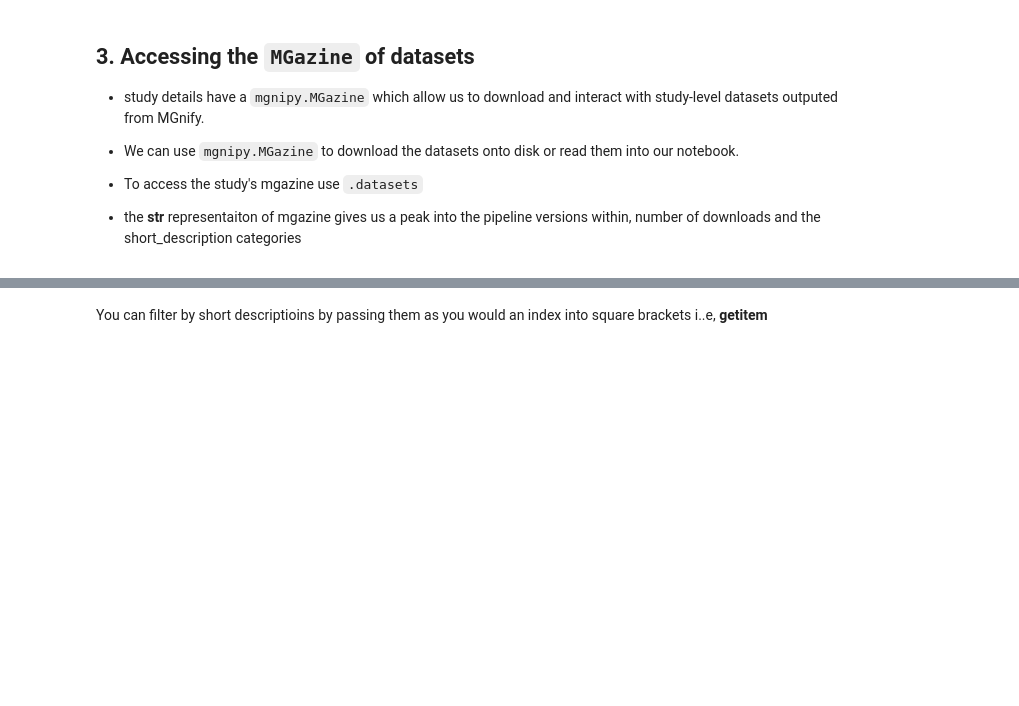
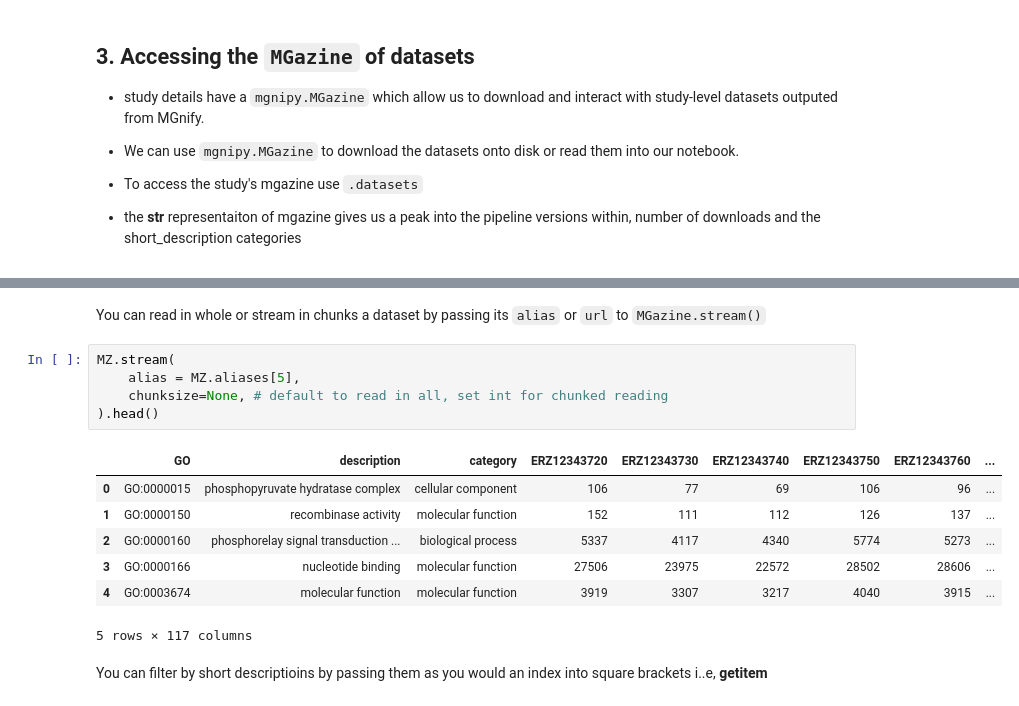
Before and after one commit to EBI-Metagenomics/mgnipy, a Jupyter notebook: docs/notebooks/getting-started/4_downloading_data.ipynb, the cells around one changed output, grey strips where cells are left out. Saved outputs shown, nothing was run; the diff lists cells and outputs as text; blank space fills up the shorter version.

```diff
--- a/docs/notebooks/getting-started/4_downloading_data.ipynb
+++ b/docs/notebooks/getting-started/4_downloading_data.ipynb
@@ -129,2 +151,17 @@ MGazine containing:
+# %% [markdown]
+You can read in whole or stream in chunks a dataset by passing its `alias` or `url` to `MGazine.stream()`
+# %%
+MZ.stream(
+    alias = MZ.aliases[5],
+    chunksize=None, # default to read in all, set int for chunked reading
+).head()
+# %% [output]
+|  | GO | description | category | ERZ12343720 | ERZ12343730 | ERZ12343740 | ERZ12343750 | ERZ12343760 | ... |
+| 0 | GO:0000015 | phosphopyruvate hydratase complex | cellular component | 106 | 77 | 69 | 106 | 96 | ... |
+| 1 | GO:0000150 | recombinase activity | molecular function | 152 | 111 | 112 | 126 | 137 | ... |
+| 2 | GO:0000160 | phosphorelay signal transduction ... | biological process | 5337 | 4117 | 4340 | 5774 | 5273 | ... |
+| 3 | GO:0000166 | nucleotide binding | molecular function | 27506 | 23975 | 22572 | 28502 | 28606 | ... |
+| 4 | GO:0003674 | molecular function | molecular function | 3919 | 3307 | 3217 | 4040 | 3915 | ... |
+5 rows × 117 columns
 # %% [markdown]
 You can filter by short descriptioins by passing them as you would an index into square brackets i..e, __getitem__
```
Also changed, not shown: parts of 15 cells of this notebook, 1 other file.
